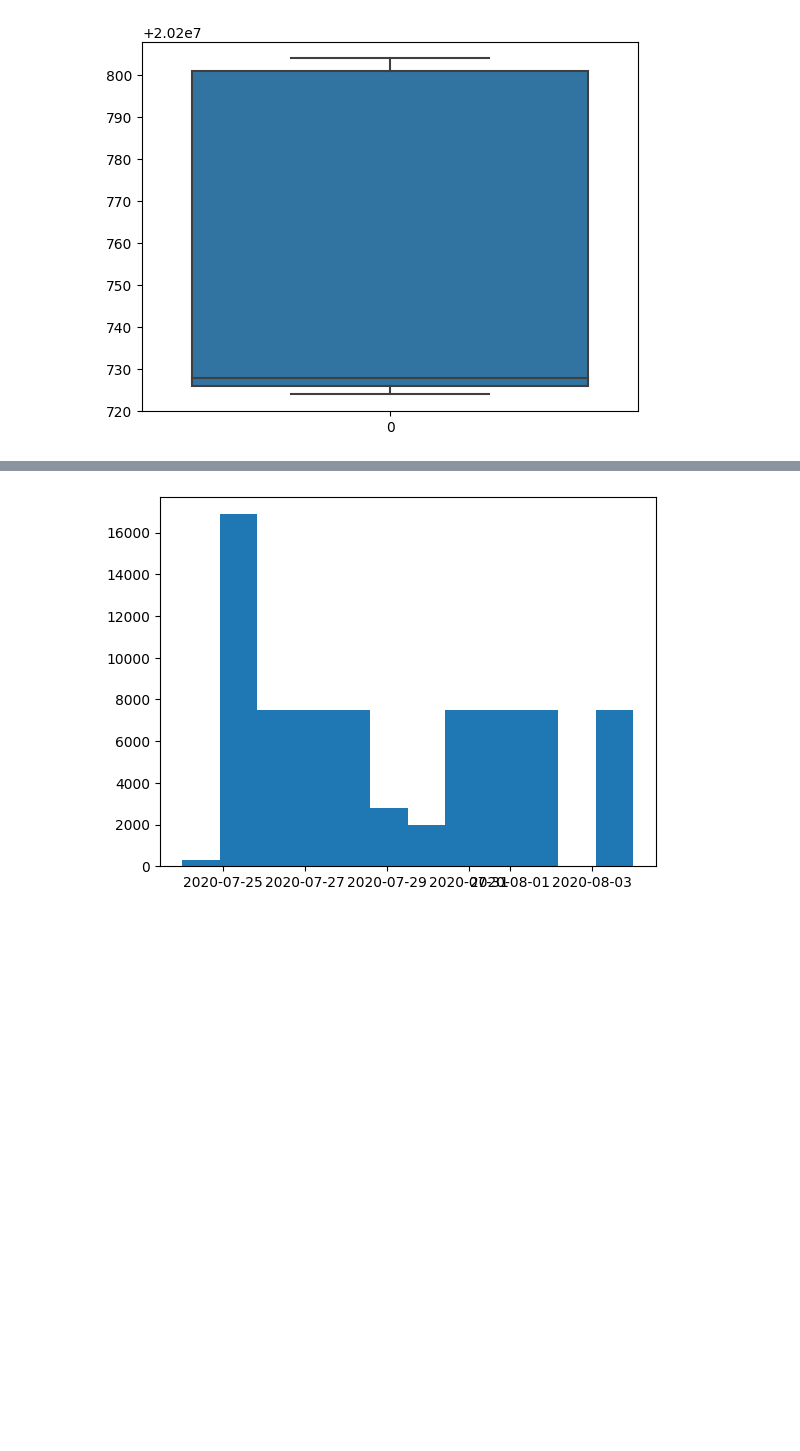
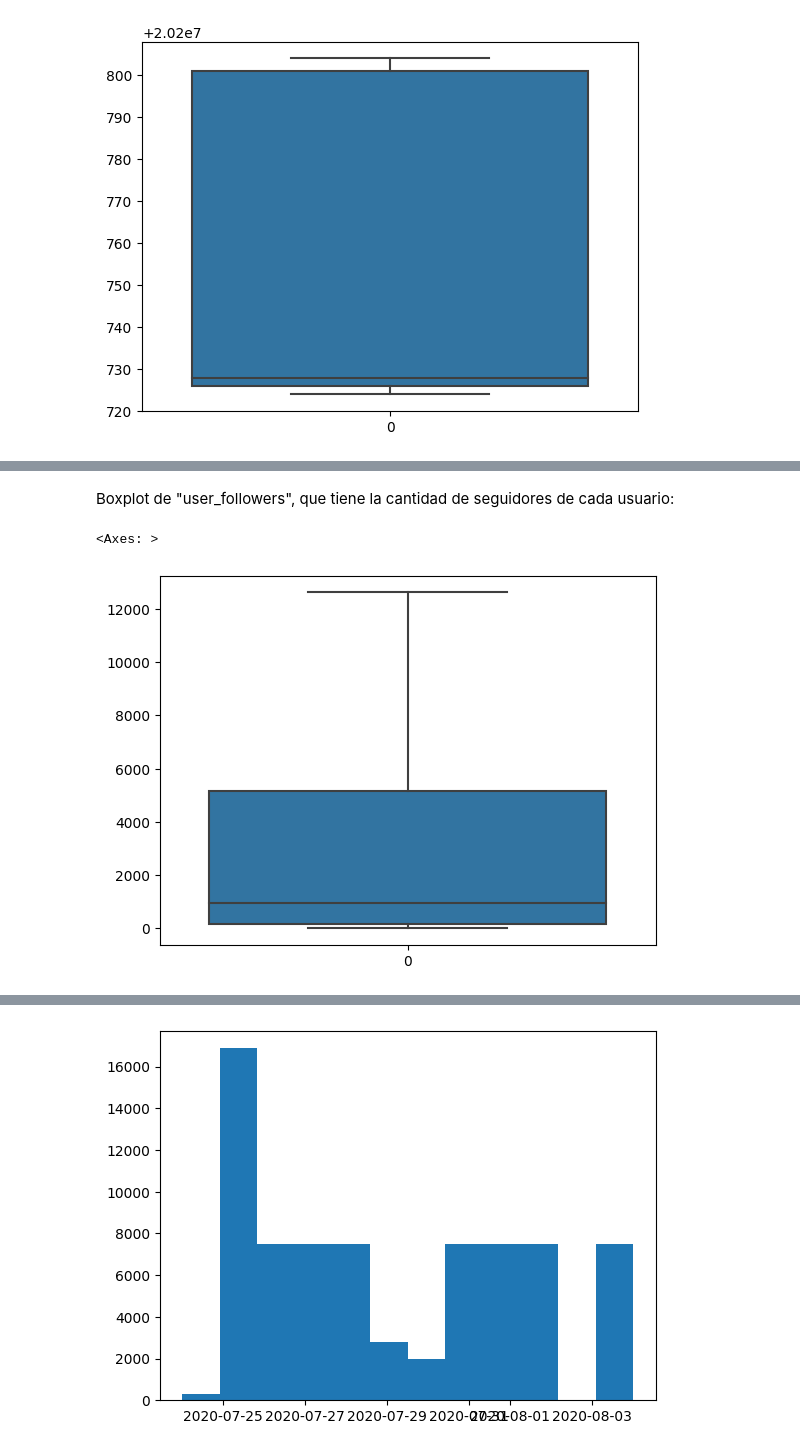
Before and after one commit to Anarbol/Reto-Arte-de-la-analitica, a Jupyter notebook: caloryboxplots.ipynb, the cells around one changed output, grey strips where cells are left out. Cells and saved outputs as stored; diff of their text form; code cells hidden in the pictures; blank space fills up the shorter version.

```diff
--- a/caloryboxplots.ipynb
+++ b/caloryboxplots.ipynb
@@ -57,0 +81,7 @@ Hacemos un histograma. Elegimos hacerlo de la columna 'date' porque nos interesa
+# %% [markdown]
+Boxplot de "user_followers", que tiene la cantidad de seguidores de cada usuario:
+# %%
+sns.boxplot(data=datos["user_followers"], showfliers=False)
+# %% [output]
+<Axes: >
+[figure, added]
```
Also changed, not shown: parts of 38 cells of this notebook.
